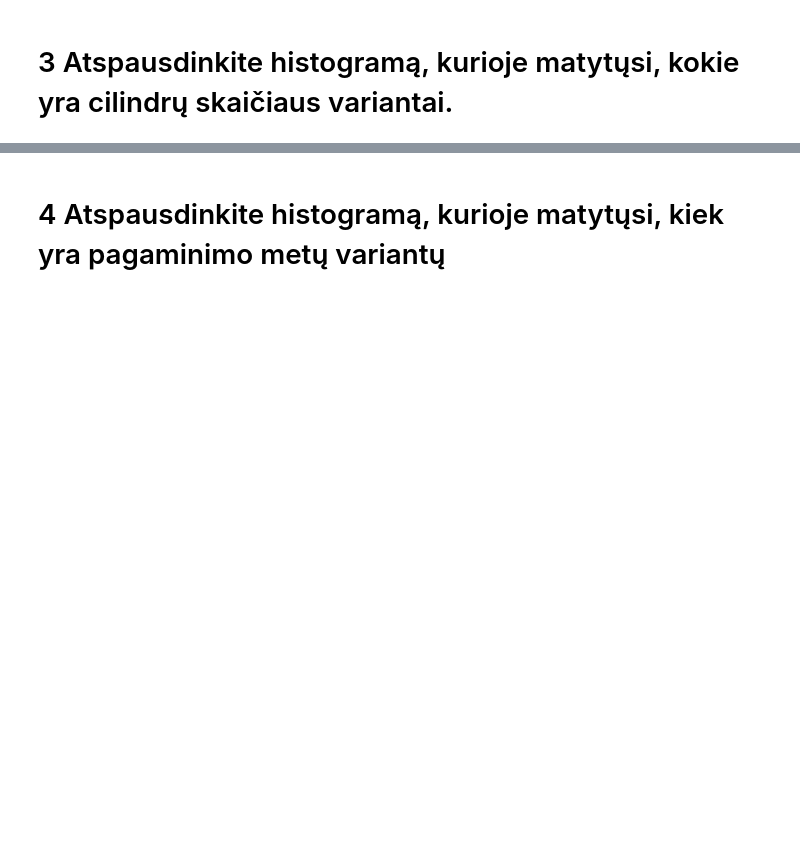
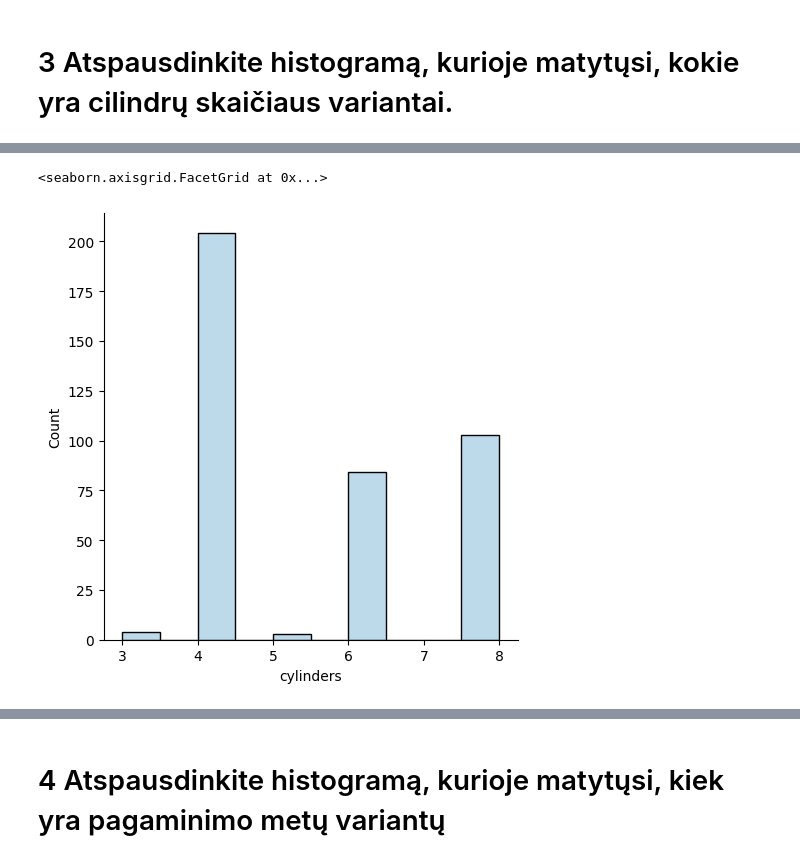
Before and after one commit to aivarasmink/course-python-basic, a Jupyter notebook: PTU20_live/Seaborn/seaborn_uzduotys.ipynb, the cells around one changed output, grey strips where cells are left out. Saved outputs shown, nothing was run; the diff lists cells and outputs as text; code cells hidden in the pictures; blank space fills up the shorter version.

```diff
--- a/PTU20_live/Seaborn/seaborn_uzduotys.ipynb
+++ b/PTU20_live/Seaborn/seaborn_uzduotys.ipynb
@@ -59,0 +54,5 @@ mpg.shape
+# %%
+sns.displot(mpg['cylinders'])
+# %% [output]
+<seaborn.axisgrid.FacetGrid at 0x...>
+[figure, added]
```
Also changed, not shown: parts of 28 cells of this notebook.
